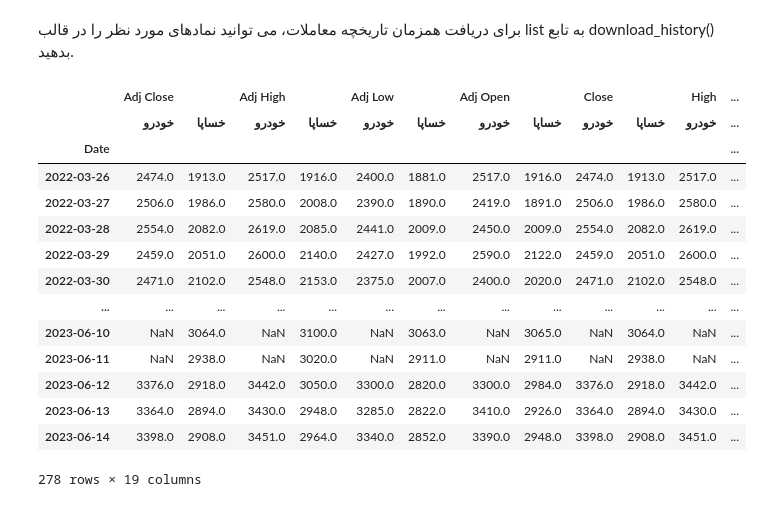
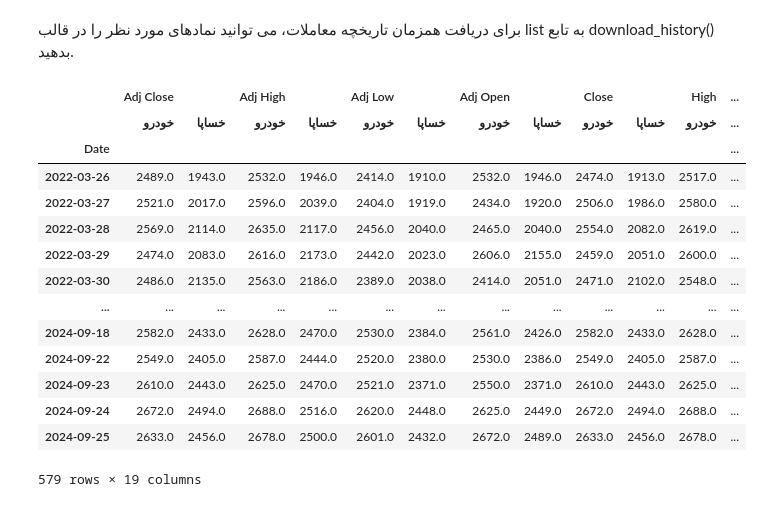
Before and after one commit to sm-sokout/tse-option, a Jupyter notebook: Example/Example.ipynb, the cells around one changed output. Cells and saved outputs as stored; diff of their text form; code cells hidden in the pictures.

```diff
--- a/Example/Example.ipynb
+++ b/Example/Example.ipynb
@@ -157,24 +146,24 @@ mpf.plot(df, type='candle')
 # %% [markdown]
 برای دریافت همزمان تاریخچه معاملات، می توانید نمادهای مورد نظر را در قالب list به تابع download_history() بدهید.
 # %%
-df = tso.download_history(symbols=["خودرو","خساپا"],j_date=True,start="1401-01-01",adjust_price=True)
+df = tso.download(symbols=["خودرو","خساپا"],j_date=True,start="1401-01-01",adjust_price=True)
 df
 # %% [output]
 |  | Adj Close |  | Adj High |  | Adj Low |  | Adj Open |  | Close |  | High | ... |
 |  | خودرو | خساپا | خودرو | خساپا | خودرو | خساپا | خودرو | خساپا | خودرو | خساپا | خودرو | ... |
 | Date |  |  |  |  |  |  |  |  |  |  |  | ... |
-| 2022-03-26 | 2474.0 | 1913.0 | 2517.0 | 1916.0 | 2400.0 | 1881.0 | 2517.0 | 1916.0 | 2474.0 | 1913.0 | 2517.0 | ... |
-| 2022-03-27 | 2506.0 | 1986.0 | 2580.0 | 2008.0 | 2390.0 | 1890.0 | 2419.0 | 1891.0 | 2506.0 | 1986.0 | 2580.0 | ... |
-| 2022-03-28 | 2554.0 | 2082.0 | 2619.0 | 2085.0 | 2441.0 | 2009.0 | 2450.0 | 2009.0 | 2554.0 | 2082.0 | 2619.0 | ... |
-| 2022-03-29 | 2459.0 | 2051.0 | 2600.0 | 2140.0 | 2427.0 | 1992.0 | 2590.0 | 2122.0 | 2459.0 | 2051.0 | 2600.0 | ... |
-| 2022-03-30 | 2471.0 | 2102.0 | 2548.0 | 2153.0 | 2375.0 | 2007.0 | 2400.0 | 2020.0 | 2471.0 | 2102.0 | 2548.0 | ... |
+| 2022-03-26 | 2489.0 | 1943.0 | 2532.0 | 1946.0 | 2414.0 | 1910.0 | 2532.0 | 1946.0 | 2474.0 | 1913.0 | 2517.0 | ... |
+| 2022-03-27 | 2521.0 | 2017.0 | 2596.0 | 2039.0 | 2404.0 | 1919.0 | 2434.0 | 1920.0 | 2506.0 | 1986.0 | 2580.0 | ... |
+| 2022-03-28 | 2569.0 | 2114.0 | 2635.0 | 2117.0 | 2456.0 | 2040.0 | 2465.0 | 2040.0 | 2554.0 | 2082.0 | 2619.0 | ... |
+| 2022-03-29 | 2474.0 | 2083.0 | 2616.0 | 2173.0 | 2442.0 | 2023.0 | 2606.0 | 2155.0 | 2459.0 | 2051.0 | 2600.0 | ... |
+| 2022-03-30 | 2486.0 | 2135.0 | 2563.0 | 2186.0 | 2389.0 | 2038.0 | 2414.0 | 2051.0 | 2471.0 | 2102.0 | 2548.0 | ... |
 | ... | ... | ... | ... | ... | ... | ... | ... | ... | ... | ... | ... | ... |
-| 2023-06-10 | NaN | 3064.0 | NaN | 3100.0 | NaN | 3063.0 | NaN | 3065.0 | NaN | 3064.0 | NaN | ... |
-| 2023-06-11 | NaN | 2938.0 | NaN | 3020.0 | NaN | 2911.0 | NaN | 2911.0 | NaN | 2938.0 | NaN | ... |
-| 2023-06-12 | 3376.0 | 2918.0 | 3442.0 | 3050.0 | 3300.0 | 2820.0 | 3300.0 | 2984.0 | 3376.0 | 2918.0 | 3442.0 | ... |
-| 2023-06-13 | 3364.0 | 2894.0 | 3430.0 | 2948.0 | 3285.0 | 2822.0 | 3410.0 | 2926.0 | 3364.0 | 2894.0 | 3430.0 | ... |
-| 2023-06-14 | 3398.0 | 2908.0 | 3451.0 | 2964.0 | 3340.0 | 2852.0 | 3390.0 | 2948.0 | 3398.0 | 2908.0 | 3451.0 | ... |
+| 2024-09-18 | 2582.0 | 2433.0 | 2628.0 | 2470.0 | 2530.0 | 2384.0 | 2561.0 | 2426.0 | 2582.0 | 2433.0 | 2628.0 | ... |
+| 2024-09-22 | 2549.0 | 2405.0 | 2587.0 | 2444.0 | 2520.0 | 2380.0 | 2530.0 | 2386.0 | 2549.0 | 2405.0 | 2587.0 | ... |
+| 2024-09-23 | 2610.0 | 2443.0 | 2625.0 | 2470.0 | 2521.0 | 2371.0 | 2550.0 | 2371.0 | 2610.0 | 2443.0 | 2625.0 | ... |
+| 2024-09-24 | 2672.0 | 2494.0 | 2688.0 | 2516.0 | 2620.0 | 2448.0 | 2625.0 | 2449.0 | 2672.0 | 2494.0 | 2688.0 | ... |
+| 2024-09-25 | 2633.0 | 2456.0 | 2678.0 | 2500.0 | 2601.0 | 2432.0 | 2672.0 | 2489.0 | 2633.0 | 2456.0 | 2678.0 | ... |
-278 rows × 19 columns
+579 rows × 19 columns
 # %%
 import matplotlib.pyplot as plt
 df["Adj Close"].dropna().plot(figsize=(10,6))
```
Also changed, not shown: parts of 9 cells of this notebook, 8 other files.
